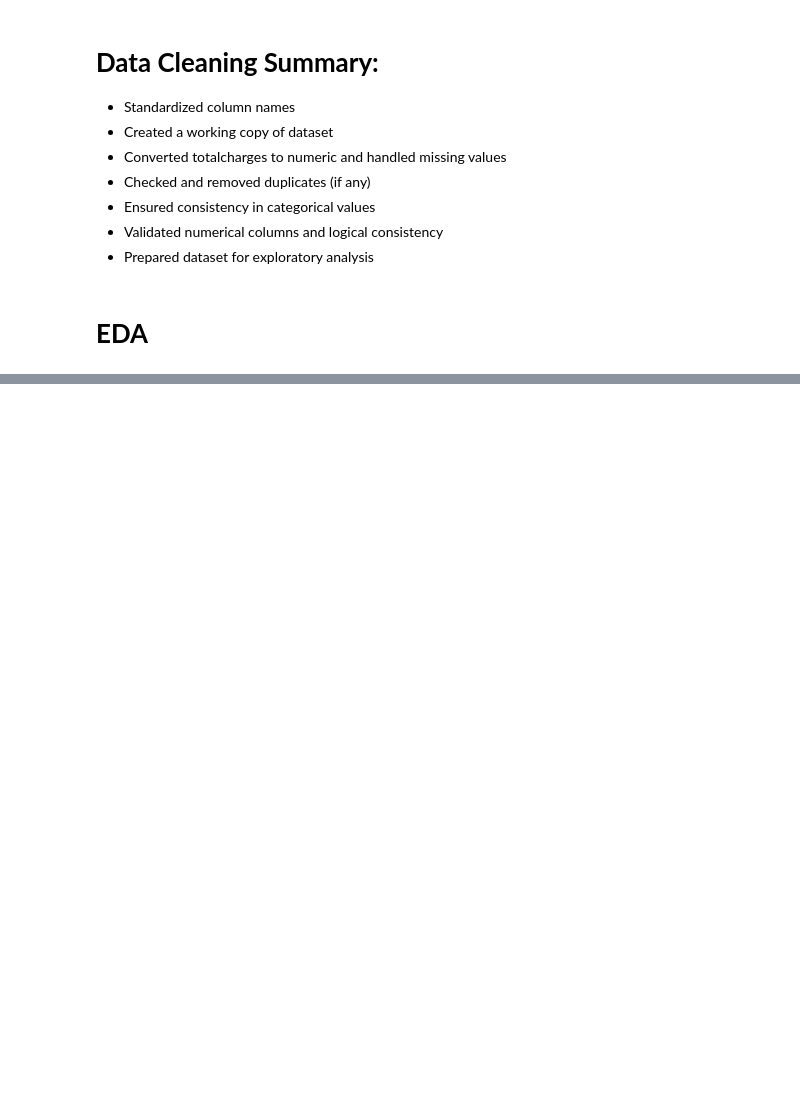
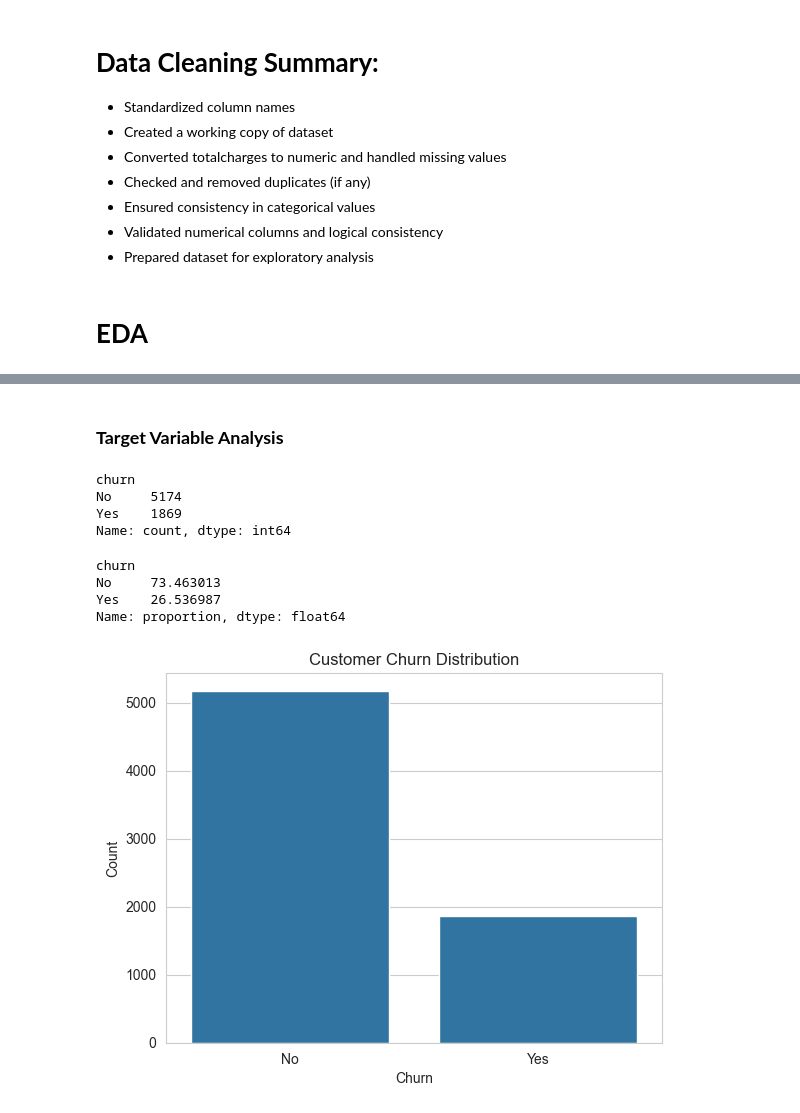
Before and after one commit to davidmba819/Customer-churn-ML, a Jupyter notebook: notebooks/EDA.ipynb, the cells around one changed output, grey strips where cells are left out. Drawn from its saved outputs; the diff is of its cells as text; code cells hidden in the pictures; blank space fills up the shorter version.

```diff
--- a/notebooks/EDA.ipynb
+++ b/notebooks/EDA.ipynb
@@ -212,0 +209,32 @@ error: failed to push some refs to 'https://github.com/davidmba819/Customer-chur
+# %%
+# create working DataFrame for EDA
+eda_df = df_copy.copy()
+# %% [markdown]
+### **Target Variable Analysis**
+# %%
+# Check the number of customers in each churn category
+eda_df['churn'].value_counts()
+# %% [output]
+churn
+No     5174
+Yes    1869
+Name: count, dtype: int64
+# %%
+# Check churn percentage distribution
+
+eda_df['churn'].value_counts(normalize=True) * 100
+# %% [output]
+churn
+No     73.463013
+Yes    26.536987
+Name: proportion, dtype: float64
+# %%
+# Visualize churn distribution
+
+sns.countplot(data=eda_df, x='churn')
+plt.title('Customer Churn Distribution')
+plt.xlabel('Churn')
+plt.ylabel('Count')
+plt.show()
+# %% [output]
+[figure, added]
```
Also changed, not shown: parts of 30 cells of this notebook.
